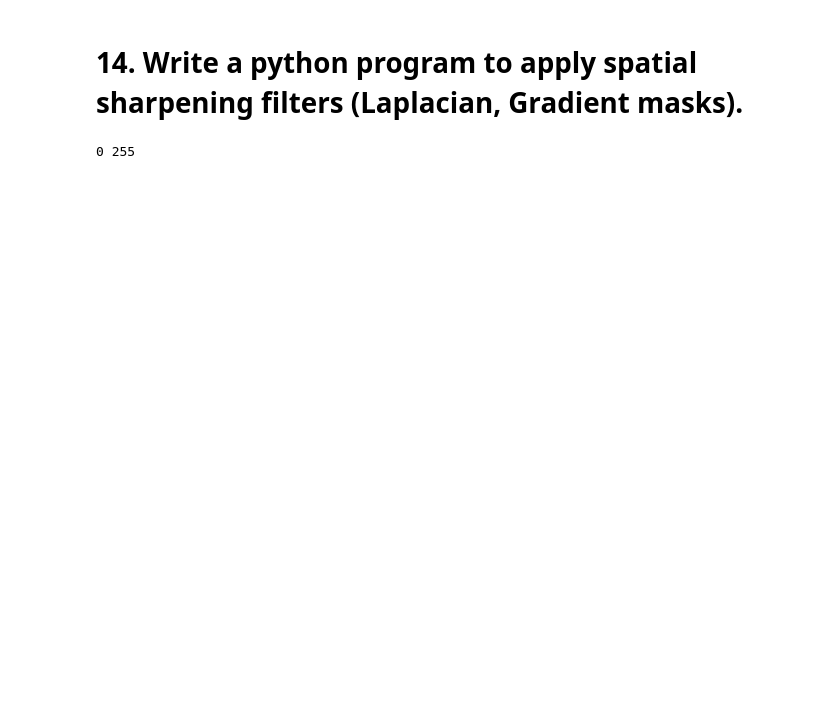
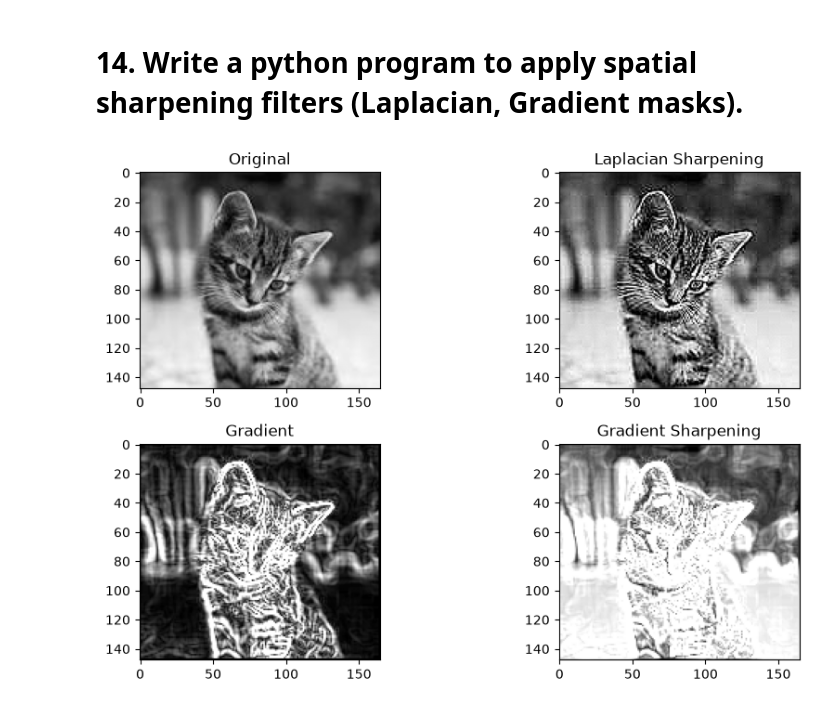
Before and after one commit to AhsanHabibSadik123/Digital_Image_processing_Lab, a Jupyter notebook: 14_p.ipynb, the cells around one changed output. Drawn from its saved outputs; the diff is of its cells as text; code cells hidden in the pictures; blank space fills up the shorter version.

```diff
--- a/14_p.ipynb
+++ b/14_p.ipynb
@@ -25,9 +25,9 @@ sobel_y_mask = np.array([
     [1, 2, 1]
 ])
 # %%
-laplacian_img = np.zeros_like(img)
-sobel_x_img = np.zeros_like(img)
-sobel_y_img = np.zeros_like(img)
+laplacian_img = np.zeros(img.shape, dtype=np.float32)
+sobel_x_img = np.zeros(img.shape, dtype=np.float32)
+sobel_y_img = np.zeros(img.shape, dtype=np.float32)
 # %%
 for i in range(1, img.shape[0] - 1):
     for j in range(1, img.shape[1] - 1):
@@ -35,7 +35,38 @@ for i in range(1, img.shape[0] - 1):
         laplacian_img[i][j] = np.sum(matrix * laplacian_mask)
         sobel_x_img[i][j] = np.sum(matrix * sobel_x_mask)
         sobel_y_img[i][j] = np.sum(matrix * sobel_y_mask)
-print(np.min(laplacian_img), np.max(laplacian_img))
-laplacian_img = np.clip(laplacian_img, 0, 255)
+
+# Laplacian sharpening
+laplacian_sharp = img.astype(np.float32) + laplacian_img
+laplacian_sharp = np.clip(laplacian_sharp, 0, 255).astype(np.uint8)
+# Gradient calculation
+gradient_img = np.abs(sobel_x_img) + np.abs(sobel_y_img)
+gradient_img = np.clip(gradient_img, 0, 255).astype(np.uint8)
-# %% [output]
-0 255
+# %%
+# Gradient sharpening
+gradient_sharp = img.astype(np.float32) + gradient_img
+gradient_sharp = np.clip(gradient_sharp, 0, 255).astype(np.uint8)
+# %%
+# Display results
+plt.figure(figsize=(10,6))
+
+plt.subplot(2,2,1)
+plt.imshow(img, cmap="gray")
+plt.title("Original")
+
+plt.subplot(2,2,2)
+plt.imshow(laplacian_sharp, cmap="gray")
+plt.title("Laplacian Sharpening")
+
+plt.subplot(2,2,3)
+plt.imshow(gradient_img, cmap="gray")
+plt.title("Gradient")
+
+plt.subplot(2,2,4)
+plt.imshow(gradient_sharp, cmap="gray")
+plt.title("Gradient Sharpening")
+
+plt.tight_layout()
+plt.show()
+# %% [output]
+[figure, added]
```
Also changed, not shown: 5 other files.
